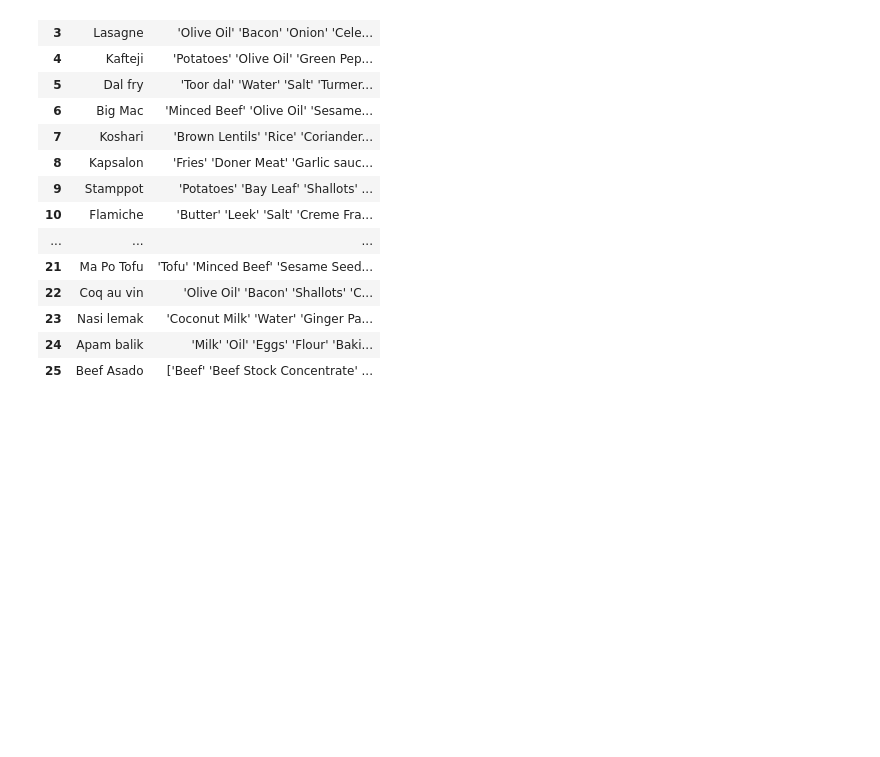
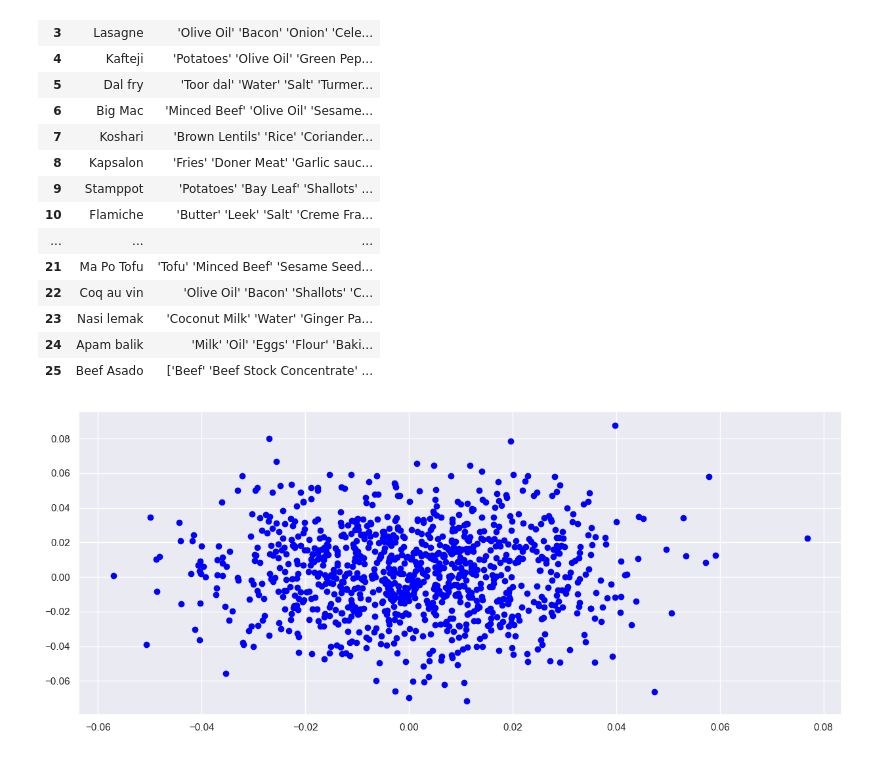
Before and after one commit to HerbSek/Learning-Data-Science, a Jupyter notebook: numpy.ipynb, the cells around one changed output. Saved outputs shown, nothing was run; the diff lists cells and outputs as text; code cells hidden in the pictures; blank space fills up the shorter version.

```diff
--- a/numpy.ipynb
+++ b/numpy.ipynb
@@ -885,3 +891,47 @@ display_data
 | 23 | Nasi lemak | 'Coconut Milk' 'Water' 'Ginger Pa... |
 | 24 | Apam balik | 'Milk' 'Oil' 'Eggs' 'Flour' 'Baki... |
 | 25 | Beef Asado | ['Beef' 'Beef Stock Concentrate' ... |
+# %%
+import numpy as np
+import pandas as pd
+import matplotlib.pyplot as plt
+import seaborn
+
+seaborn.set()
+np.random.seed(42)
+
+# Create synthetic historical returns for 1000 days
+stock_A_returns = np.random.normal(0.001, 0.02, 1000)  # Stock A has mean return of 0.1% and volatility of 2%
+stock_B_returns = np.random.normal(0.0015, 0.025, 1000)  # Stock B has mean return of 0.15% and volatility of 2.5%
+
+
+stock_dict = {
+    'Stock_A': stock_A_returns,
+    'Stock_B' : stock_B_returns,
+}
+
+AB_df = pd.DataFrame(stock_dict)
+
+AB_df.mean()['Stock_A'] , AB_df.mean()['Stock_B']
+
+mean_var = [AB_df.mean()['Stock_A'] , AB_df.mean()['Stock_B']]
+
+mean_var # Mean Variables obtained
+
+AB_cov = AB_df.cov()
+
+AB_mean = AB_df.mean()
+AB_mean
+AB_cov
+
+AB_random = np.random.multivariate_normal(AB_mean, AB_cov, 1000)
+
+AB_random_df = pd.DataFrame(AB_random, columns= ['Stock A','Stock B'] , index= range(1,len(AB_random)+1))
+
+AB_random_df
+plt.figure(figsize=(15, 6))
+plt.scatter( AB_random_df['Stock A'] , AB_random_df['Stock B'] , color = 'blue' , marker = 'o')
+plt.show()
+#  Graph shows points haphazardly moving showing zero covariance between them
+# %% [output]
+[figure, added]
```
Also changed, not shown: parts of 3 cells of this notebook, 2 other files.
